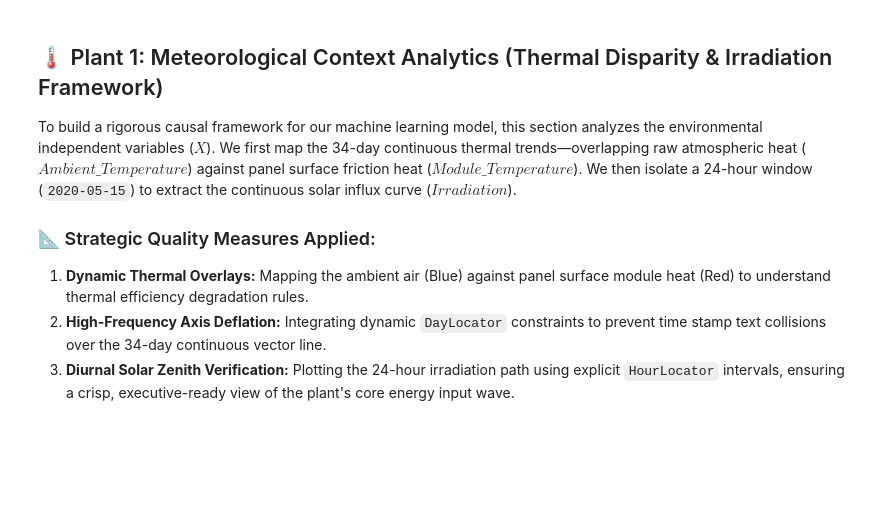
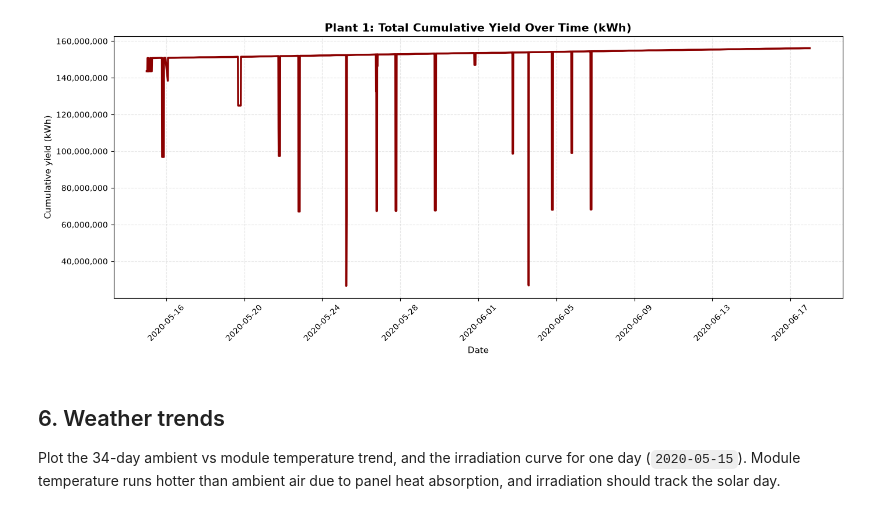
Before and after one commit to tateshita1908/solar-power-forecasting-system, a Jupyter notebook: notebooks/01_solar_forecasting_plant1.ipynb, the cells around one changed output. Cells and saved outputs as stored; diff of their text form; code cells hidden in the pictures; blank space fills up the shorter version.

```diff
--- a/notebooks/01_solar_forecasting_plant1.ipynb
+++ b/notebooks/01_solar_forecasting_plant1.ipynb
@@ -209,35 +164,23 @@ To evaluate the long-term energy compounding velocity of the asset across its fu
 # %%
-# ==============================================================================
-# SECTION 5: TOTAL CUMULATIVE YIELD ESCALATION TRAJECTORY
-# ==============================================================================
-# 1. Access the Pipeline-Level Logger Instance
-logger = logging.getLogger("IngestionPipeline")
-logger.info("Aggregating cross-sectional sum for lifetime integrated total yield counters.")
+# Section 5: Total cumulative yield over time
+logger.info("Summing TOTAL_YIELD across all inverters per timestamp.")
 
-# Calculate the total cumulative yield across all inverters for each distinct timestamp
 total_yield_trend = plant1_gen_df.groupby('DATE_TIME')['TOTAL_YIELD'].sum().reset_index()
 
-# 2. Initialize Visual Plot Framework
 plt.figure(figsize=(14, 6))
 plt.plot(total_yield_trend['DATE_TIME'], total_yield_trend['TOTAL_YIELD'], color='darkred', lw=2.5)
 
-# 3. FIX: Apply Explicit Chronological Locators and Formatter to Prevent Overlapping text block collisions
 ax = plt.gca()
-# Automatically space major ticks every 4 days across the 34-day continuous timeline
 ax.xaxis.set_major_locator(mdates.DayLocator(interval=4))
-# Enforce an enterprise-grade standard date format representation (Year-Month-Day)
 ax.xaxis.set_major_formatter(mdates.DateFormatter('%Y-%m-%d'))
-
-# 4. Suppress scientific notation on the vertical axis for executive readability compliance
+# Avoid scientific notation (e.g. 1e7) on the y-axis
 ax.get_yaxis().set_major_formatter(plt.FuncFormatter(lambda x, loc: "{:,}".format(int(x))))
 
-plt.title("Plant 1: Consolidated Total Lifetime Energy Yield Escalation Trajectory (kWh)", fontsize=14, fontweight='bold')
-plt.xlabel("Calendar Operation Timeline (34-Day Continuous Window)", fontsize=11)
-plt.ylabel("Consolidated Lifetime Yield Volume (Cumulative kWh)", fontsize=11)
+plt.title("Plant 1: Total Cumulative Yield Over Time (kWh)", fontsize=14, fontweight='bold')
+plt.xlabel("Date", fontsize=11)
+plt.ylabel("Cumulative yield (kWh)", fontsize=11)
 plt.grid(True, linestyle='--', alpha=0.3)
 plt.xticks(rotation=45)
-
 plt.tight_layout()
 plt.show()
-
-logger.info("Total lifetime trajectory visualization completed with global imports synchronized.")
+# %% [output]
@@ -244,10 +188,6 @@ logger.info("Total lifetime trajectory visualization completed with global impor
+[figure, added]
 # %% [markdown]
-## 🌡️ Plant 1: Meteorological Context Analytics (Thermal Disparity & Irradiation Framework)
+## 6. Weather trends
 
-To build a rigorous causal framework for our machine learning model, this section analyzes the environmental independent variables ($X$). We first map the 34-day continuous thermal trends—overlapping raw atmospheric heat ($Ambient\_Temperature$) against panel surface friction heat ($Module\_Temperature$). We then isolate a 24-hour window (`2020-05-15`) to extract the continuous solar influx curve ($Irradiation$).
-
-### 📐 Strategic Quality Measures Applied:
-1. **Dynamic Thermal Overlays:** Mapping the ambient air (Blue) against panel surface module heat (Red) to understand thermal efficiency degradation rules.
-2. **High-Frequency Axis Deflation:** Integrating dynamic `DayLocator` constraints to prevent time stamp text collisions over the 34-day continuous vector line.
-3. **Diurnal Solar Zenith Verification:** Plotting the 24-hour irradiation path using explicit `HourLocator` intervals, ensuring a crisp, executive-ready view of the plant's core energy input wave.
+Plot the 34-day ambient vs module temperature trend, and the irradiation curve for one day (`2020-05-15`). Module temperature runs hotter than ambient air due to panel heat absorption, and irradiation should track the solar day.
 # %%
```
Also changed, not shown: parts of 41 cells of this notebook, 2 other files.
